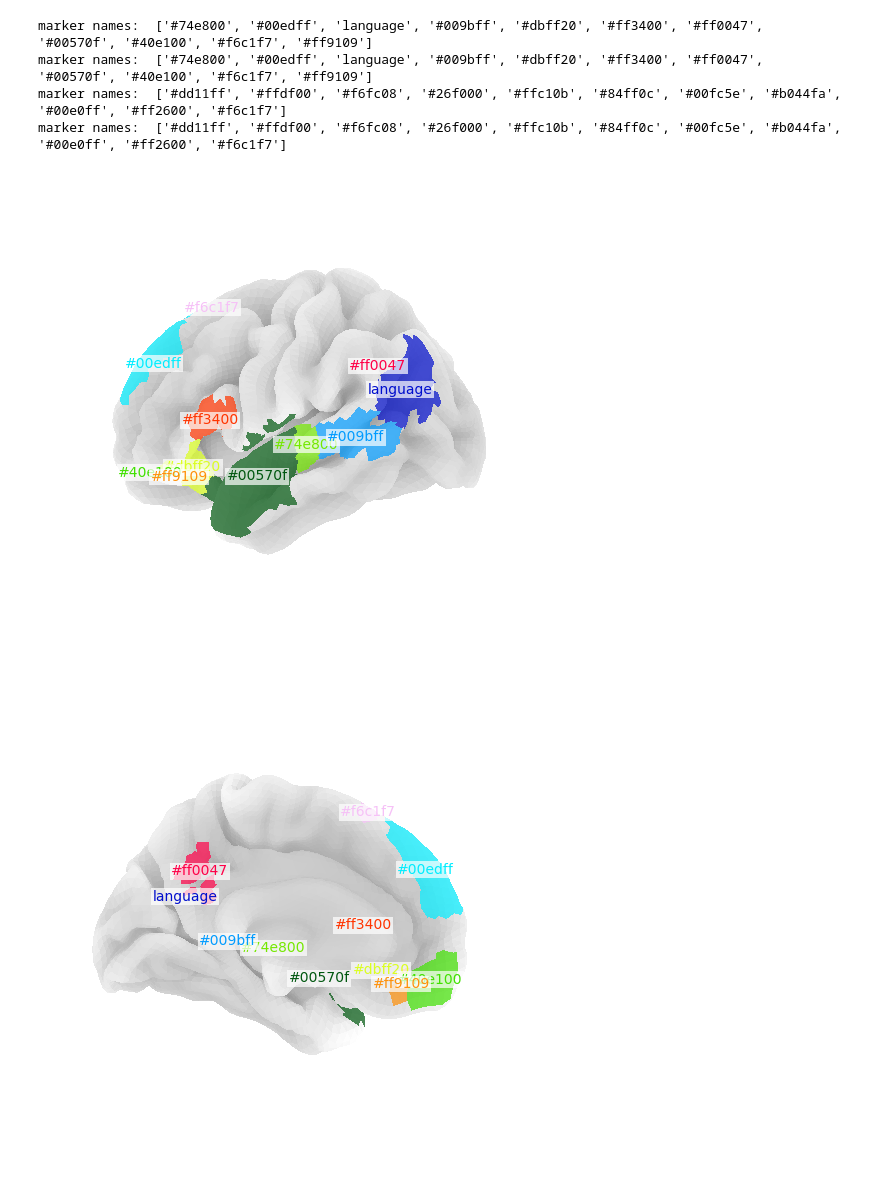
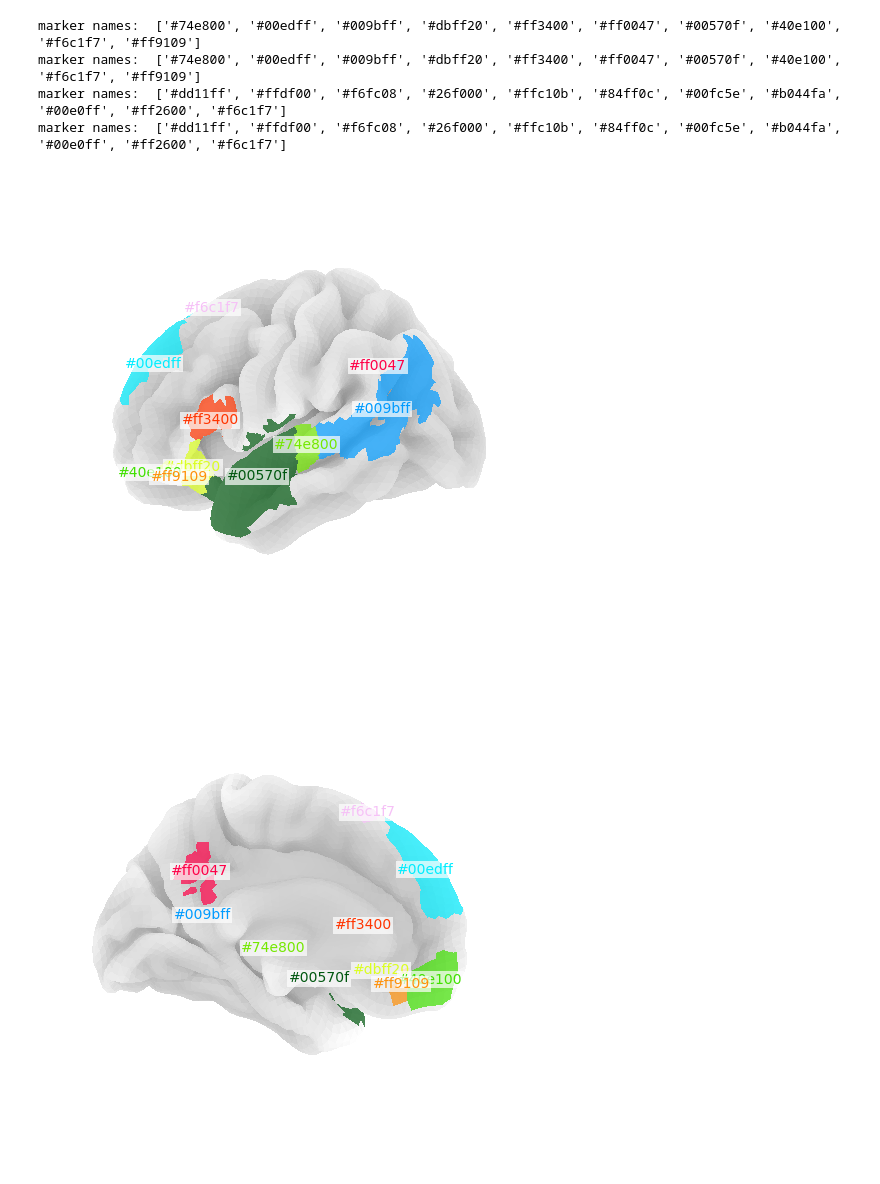
Before and after one commit to GT-LIT-Lab/funROI, a Jupyter notebook: funROI-trial.ipynb, the cells around one changed output. Saved outputs shown, nothing was run; the diff lists cells and outputs as text; code cells hidden in the pictures.

```diff
--- a/funROI-trial.ipynb
+++ b/funROI-trial.ipynb
@@ -20,7 +20,7 @@ subjects2 = ['152427', '152831', '153025', '153126']
 fsaverage = fetch_surf_fsaverage('fsaverage5')
 
 def plot_surf(data, views=["lateral", "medial"], hemispheres=["left", "right"],
-              inflate=False,prev_marker=None,new_marker=None):
+              inflate=False,prev_marker=None,new_marker=None,prev_color=None,new_color=None):
 #    print(fsaverage)
    surf_data = {
        "left": vol_to_surf(data, fsaverage.pial_left,
@@ -43,7 +43,9 @@ def plot_surf(data, views=["lateral", "medial"], hemispheres=["left", "right"],
                 cmap="gist_ncar",
                 avg_method='max',
                 prev_marker=prev_marker,
-                new_marker=new_marker
+                new_marker=new_marker,
+                prev_color=prev_color,
+                new_color=new_color
             )
 # %%
 import funROI
@@ -83,13 +85,13 @@ parcels_generator.add_subjects(
 )
 parcels = parcels_generator.run()
 # %%
-plot_surf(parcels, views=["lateral", "medial"], hemispheres=["left", "right"],prev_marker="#000ecd",new_marker="language")
+plot_surf(parcels, views=["lateral", "medial"], hemispheres=["left", "right"],prev_marker="#000ecd",new_marker="language",prev_color="#000ecd",new_color="#009bff")
 # %% [output]
-marker names:  ['#74e800', '#00edff', 'language', '#009bff', '#dbff20', '#ff3400', '#ff0047', '#00570f', '#40e100', '#f6c1f7', '#ff9109']
-marker names:  ['#74e800', '#00edff', 'language', '#009bff', '#dbff20', '#ff3400', '#ff0047', '#00570f', '#40e100', '#f6c1f7', '#ff9109']
+marker names:  ['#74e800', '#00edff', '#009bff', '#dbff20', '#ff3400', '#ff0047', '#00570f', '#40e100', '#f6c1f7', '#ff9109']
+marker names:  ['#74e800', '#00edff', '#009bff', '#dbff20', '#ff3400', '#ff0047', '#00570f', '#40e100', '#f6c1f7', '#ff9109']
 marker names:  ['#dd11ff', '#ffdf00', '#f6fc08', '#26f000', '#ffc10b', '#84ff0c', '#00fc5e', '#b044fa', '#00e0ff', '#ff2600', '#f6c1f7']
 marker names:  ['#dd11ff', '#ffdf00', '#f6fc08', '#26f000', '#ffc10b', '#84ff0c', '#00fc5e', '#b044fa', '#00e0ff', '#ff2600', '#f6c1f7']
-[figure, old version]
+[figure, new version]
-[figure, old version]
+[figure, new version]
 [figure]
 [figure]
```
Also changed, not shown: 1 other file.
